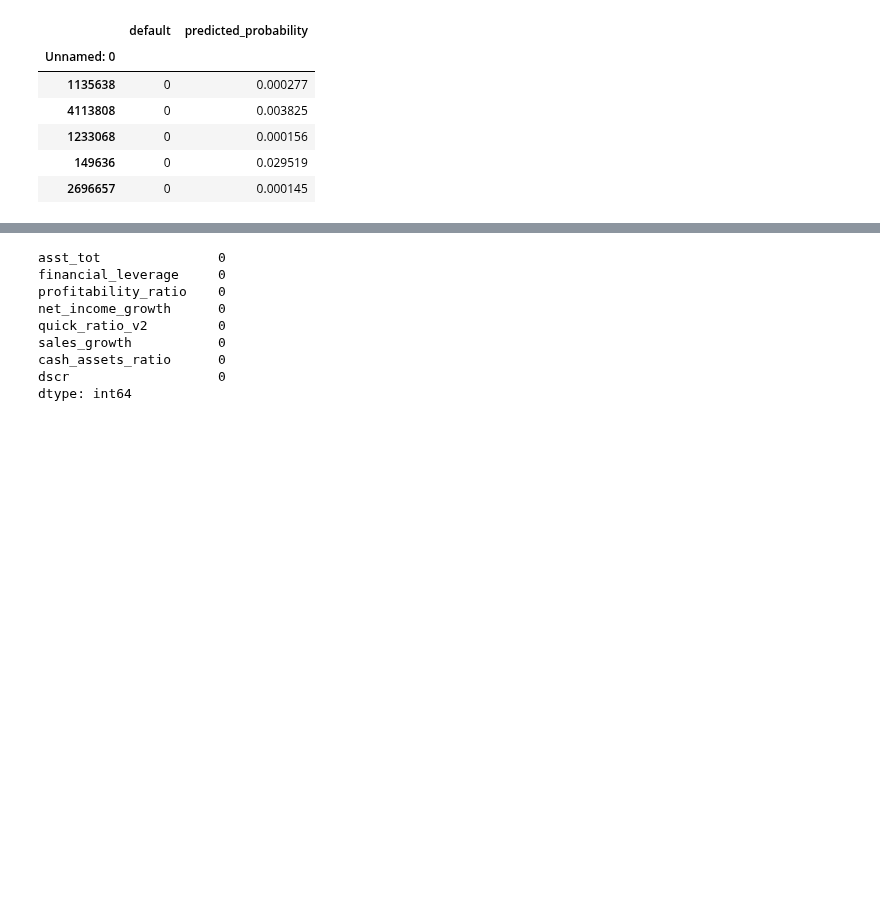
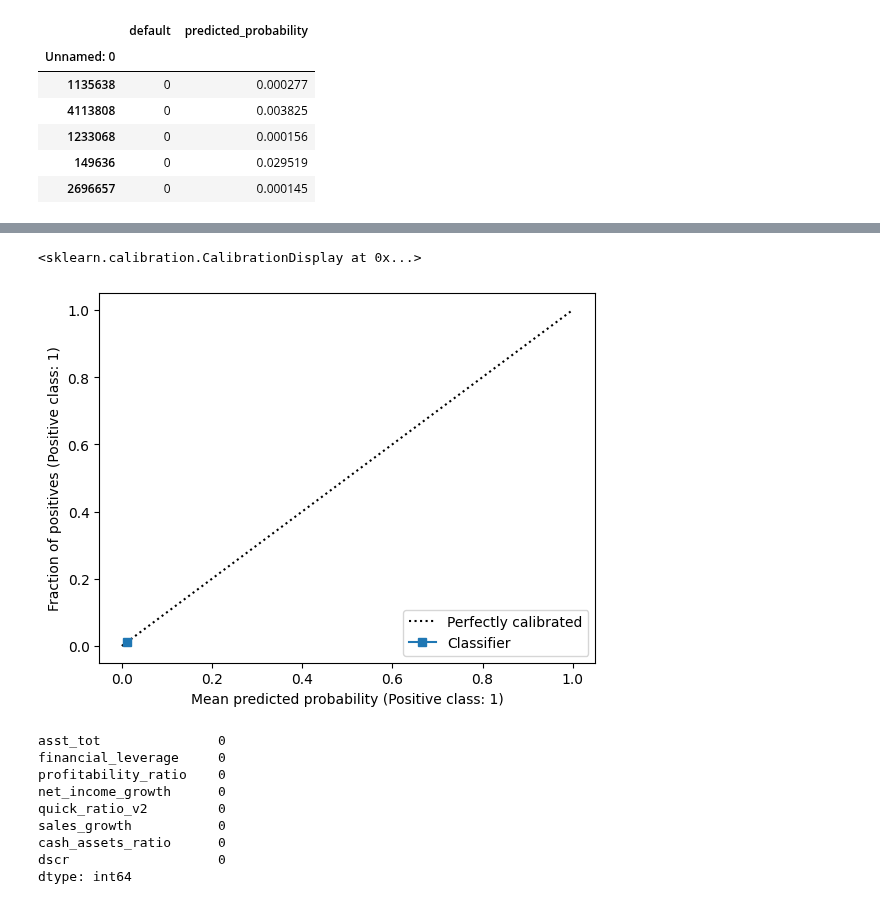
Before and after one commit to Juanroalvarado/ml-finance-credit-default, a Jupyter notebook: modeling/lr_modeling.ipynb, the cells around one changed output, grey strips where cells are left out. Saved outputs shown, nothing was run; the diff lists cells and outputs as text; code cells hidden in the pictures; blank space fills up the shorter version.

```diff
--- a/modeling/lr_modeling.ipynb
+++ b/modeling/lr_modeling.ipynb
@@ -164,3 +215,8 @@ predictions.head()
+# %%
+CalibrationDisplay.from_predictions(y_true=predictions['default'],y_prob=predictions['predicted_probability'])
+# %% [output]
+<sklearn.calibration.CalibrationDisplay at 0x...>
+[figure, added]
 # %%
 train_df[features].isna().sum()
 # %% [output]
```
Also changed, not shown: parts of 10 cells of this notebook, 1 other file.
